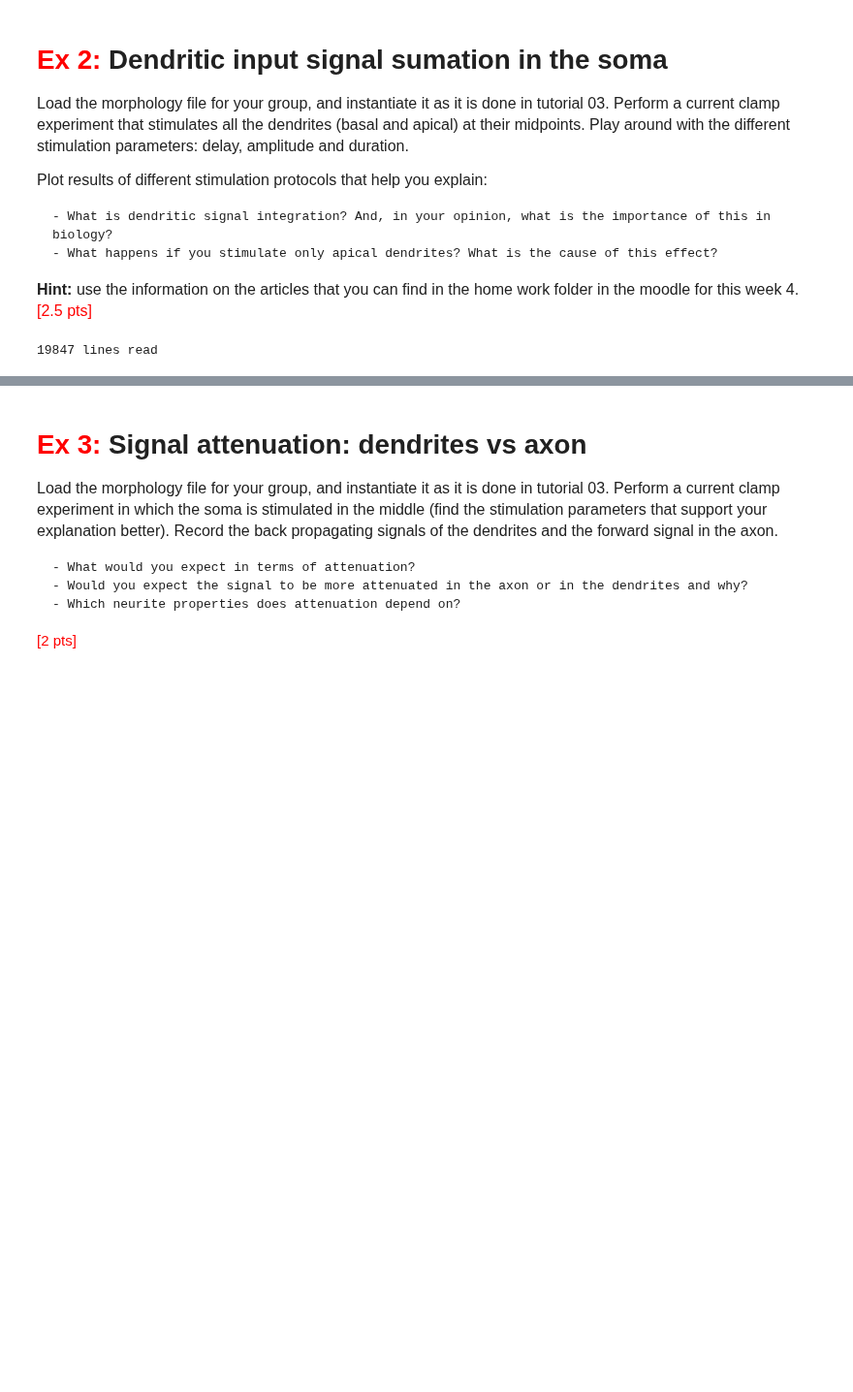
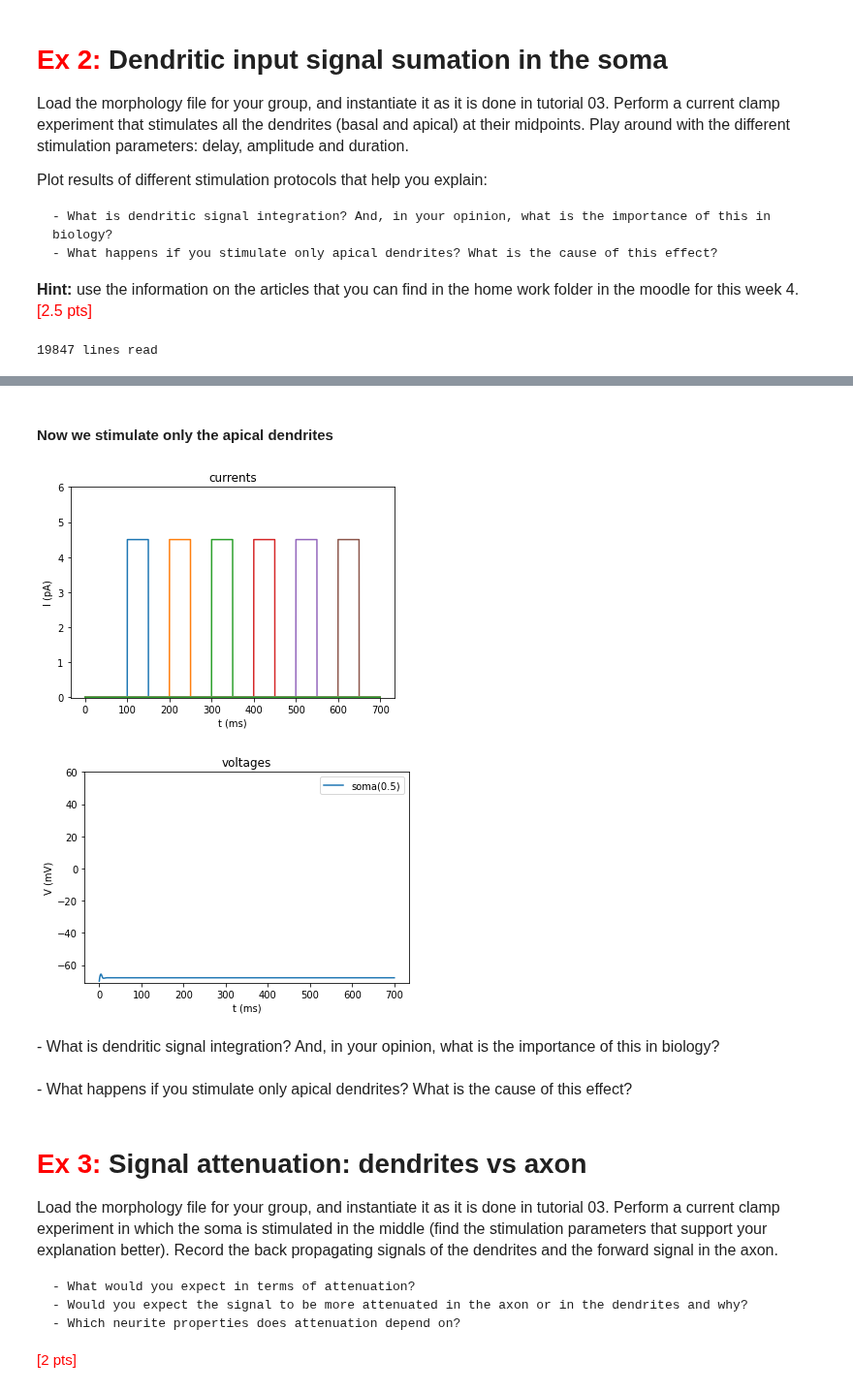
Before and after one commit to AlbrechtAlice/In-Silico-Neuroscience, a Jupyter notebook: Week4_HomeWork.ipynb, the cells around one changed output, grey strips where cells are left out. Shown at 97% size. Cells and saved outputs as stored; diff of their text form; code cells hidden in the pictures; blank space fills up the shorter version.

```diff
--- a/Week4_HomeWork.ipynb
+++ b/Week4_HomeWork.ipynb
@@ -412,3 +628,33 @@ Cell = NEURON()
+# %% [markdown]
+#### Now we stimulate only the apical dendrites
+# %%
+reset()
+
+dendrite_list = Cell.apical
+
+# Setup stimulations and recordings
+for idx, dendrites in enumerate(dendrite_list):
+    iclamp(dendrites(0.5), amplitude=4.5, delay=100 + idx * 100, duration=50)
+record_voltage(Cell.somatic[0](0.5))
+
+# Simulate and plot
+v_init = -70
+t_stop = 700
+tvi_plots(
+    init_run(v_init, t_stop),
+    voltage_records,
+    current_records,
+    vmax=60,
+    imax=6,
+    legendv=False,
+)
+# %% [output]
+[figure, added]
+[figure, added]
+# %% [markdown]
+<font size='3'>- What is dendritic signal integration? And, in your opinion, what is the importance of this in biology?
+# %% [markdown]
+<font size='3'>- What happens if you stimulate only apical dendrites? What is the cause of this effect?
 # %% [markdown]
 # <font color= 'red'>Ex 3:</font> Signal attenuation: dendrites vs axon
 
```
Also changed, not shown: parts of 11 cells of this notebook, 1 other file.
